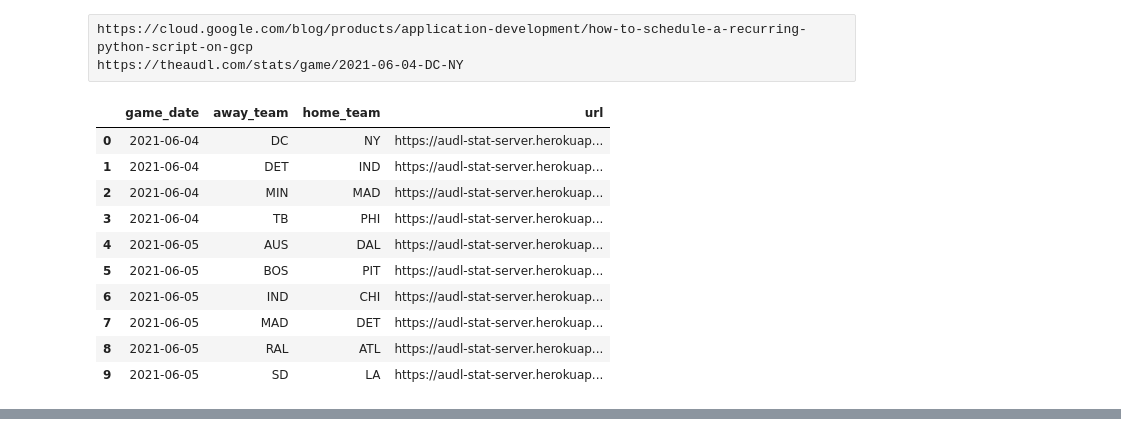
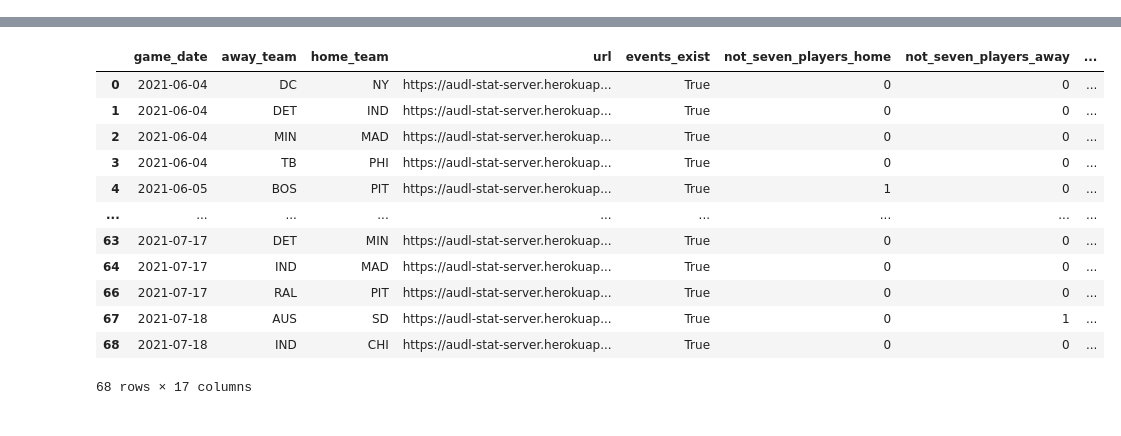
Before and after one commit to JohnLithio/AUDL-Advanced-Stats, a Jupyter notebook: Exploration.ipynb, the cells around one changed output, grey strips where cells are left out. Drawn from its saved outputs; the diff is of its cells as text; code cells hidden in the pictures.

```diff
--- a/Exploration.ipynb
+++ b/Exploration.ipynb
@@ -1,6 +1,3 @@
-# %% [raw]
-https://cloud.google.com/blog/products/application-development/how-to-schedule-a-recurring-python-script-on-gcp
-https://theaudl.com/stats/game/2021-06-04-DC-NY
 # %%
 %load_ext autoreload
 # %%
@@ -13,15 +11,5 @@ import plotly.express as px
-# %%
-s = audl.Season()
-s.get_games(override=False).iloc[:10]#["url"].values
-# %% [output]
-|  | game_date | away_team | home_team | url |
-| 0 | 2021-06-04 | DC | NY | https://audl-stat-server.herokuap... |
-| 1 | 2021-06-04 | DET | IND | https://audl-stat-server.herokuap... |
-| 2 | 2021-06-04 | MIN | MAD | https://audl-stat-server.herokuap... |
-| 3 | 2021-06-04 | TB | PHI | https://audl-stat-server.herokuap... |
-| 4 | 2021-06-05 | AUS | DAL | https://audl-stat-server.herokuap... |
-| 5 | 2021-06-05 | BOS | PIT | https://audl-stat-server.herokuap... |
-| 6 | 2021-06-05 | IND | CHI | https://audl-stat-server.herokuap... |
-| 7 | 2021-06-05 | MAD | DET | https://audl-stat-server.herokuap... |
-| 8 | 2021-06-05 | RAL | ATL | https://audl-stat-server.herokuap... |
-| 9 | 2021-06-05 | SD | LA | https://audl-stat-server.herokuap... |
+# %%
+%%time
+s = audl.Season()
+s.get_game_qc()
+# %% [output]
@@ -27,0 +17,13 @@ s.get_games(override=False).iloc[:10]#["url"].values
+|  | game_date | away_team | home_team | url | events_exist | not_seven_players_home | not_seven_players_away | ... |
+| 0 | 2021-06-04 | DC | NY | https://audl-stat-server.herokuap... | True | 0 | 0 | ... |
+| 1 | 2021-06-04 | DET | IND | https://audl-stat-server.herokuap... | True | 0 | 0 | ... |
+| 2 | 2021-06-04 | MIN | MAD | https://audl-stat-server.herokuap... | True | 0 | 0 | ... |
+| 3 | 2021-06-04 | TB | PHI | https://audl-stat-server.herokuap... | True | 0 | 0 | ... |
+| 4 | 2021-06-05 | BOS | PIT | https://audl-stat-server.herokuap... | True | 1 | 0 | ... |
+| ... | ... | ... | ... | ... | ... | ... | ... | ... |
+| 63 | 2021-07-17 | DET | MIN | https://audl-stat-server.herokuap... | True | 0 | 0 | ... |
+| 64 | 2021-07-17 | IND | MAD | https://audl-stat-server.herokuap... | True | 0 | 0 | ... |
+| 66 | 2021-07-17 | RAL | PIT | https://audl-stat-server.herokuap... | True | 0 | 0 | ... |
+| 67 | 2021-07-18 | AUS | SD | https://audl-stat-server.herokuap... | True | 0 | 1 | ... |
+| 68 | 2021-07-18 | IND | CHI | https://audl-stat-server.herokuap... | True | 0 | 0 | ... |
+68 rows × 17 columns
```
Also changed, not shown: parts of 17 cells of this notebook.
